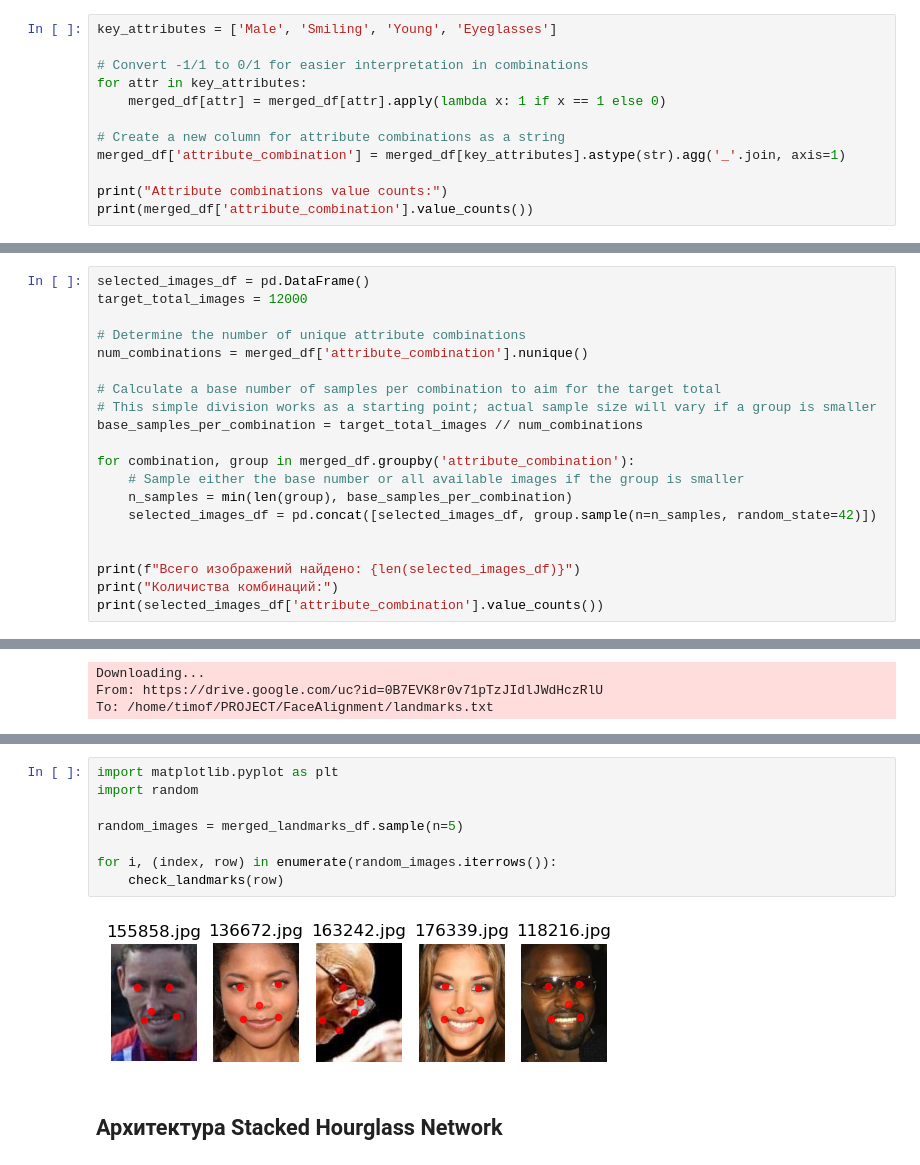
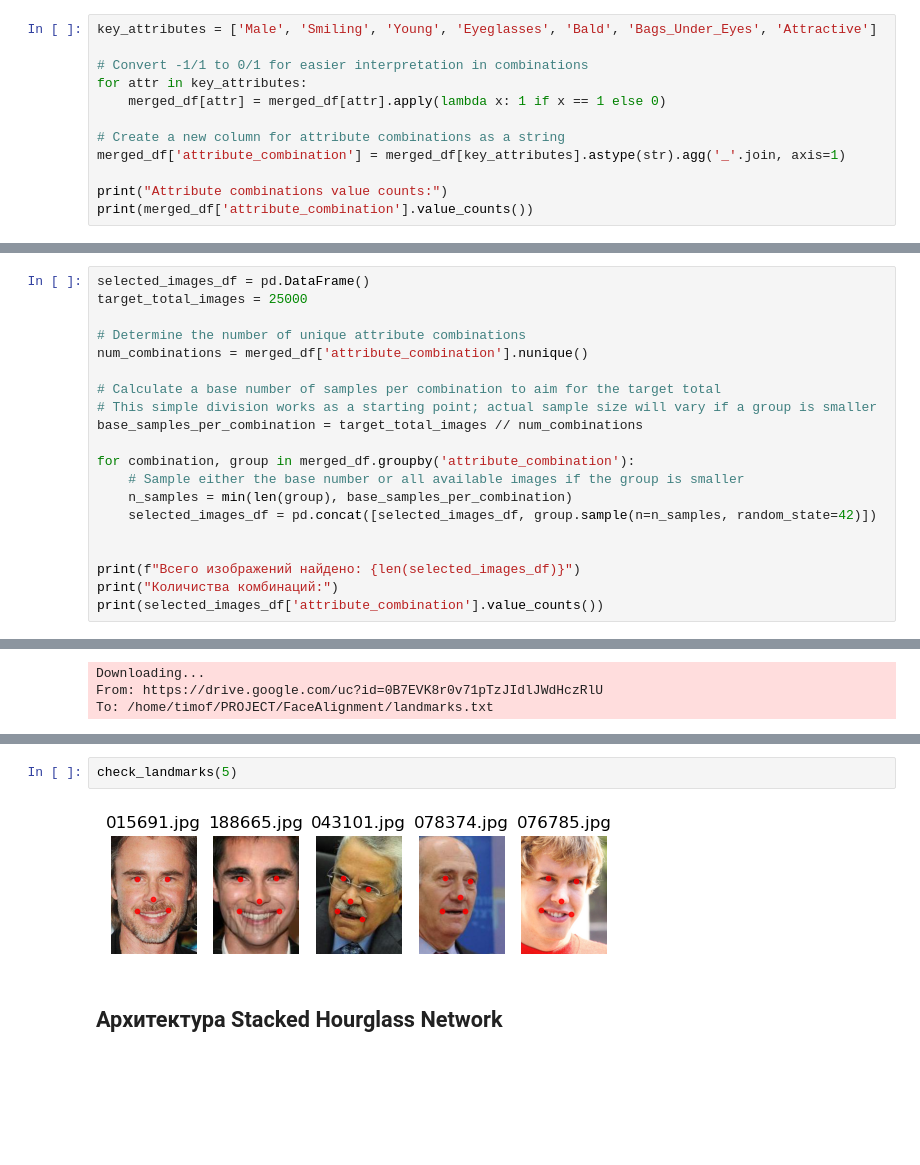
Before and after one commit to Teivak/FaceRecognitionProject, a Jupyter notebook: 1_HW_FaceAlignment.ipynb, the cells around one changed output, grey strips where cells are left out. Cells and saved outputs as stored; diff of their text form; blank space fills up the shorter version.

```diff
--- a/1_HW_FaceAlignment.ipynb
+++ b/1_HW_FaceAlignment.ipynb
@@ -73,7 +71,7 @@ Data columns (total 45 columns):
 dtypes: int64(44), object(1)
 memory usage: 69.6+ MB
 # %%
-key_attributes = ['Male', 'Smiling', 'Young', 'Eyeglasses']
+key_attributes = ['Male', 'Smiling', 'Young', 'Eyeglasses', 'Bald', 'Bags_Under_Eyes', 'Attractive']
 
 # Convert -1/1 to 0/1 for easier interpretation in combinations
 for attr in key_attributes:
@@ -107,6 +100,6 @@ Name: count, dtype: int64
 # %%
 selected_images_df = pd.DataFrame()
-target_total_images = 12000
+target_total_images = 25000
 
 # Determine the number of unique attribute combinations
 num_combinations = merged_df['attribute_combination'].nunique()
@@ -244,13 +240,7 @@ def check_landmarks(row):
-# %%
-import matplotlib.pyplot as plt
-import random
-
-random_images = merged_landmarks_df.sample(n=5)
-
-for i, (index, row) in enumerate(random_images.iterrows()):
-    check_landmarks(row)
-# %% [output]
-[figure, removed]
+# %%
+check_landmarks(5)
+# %% [output]
+[figure, added]
 # %% [markdown]
 ## Архитектура Stacked Hourglass Network
 # %% [markdown]
```
Also changed, not shown: parts of 33 cells of this notebook.
